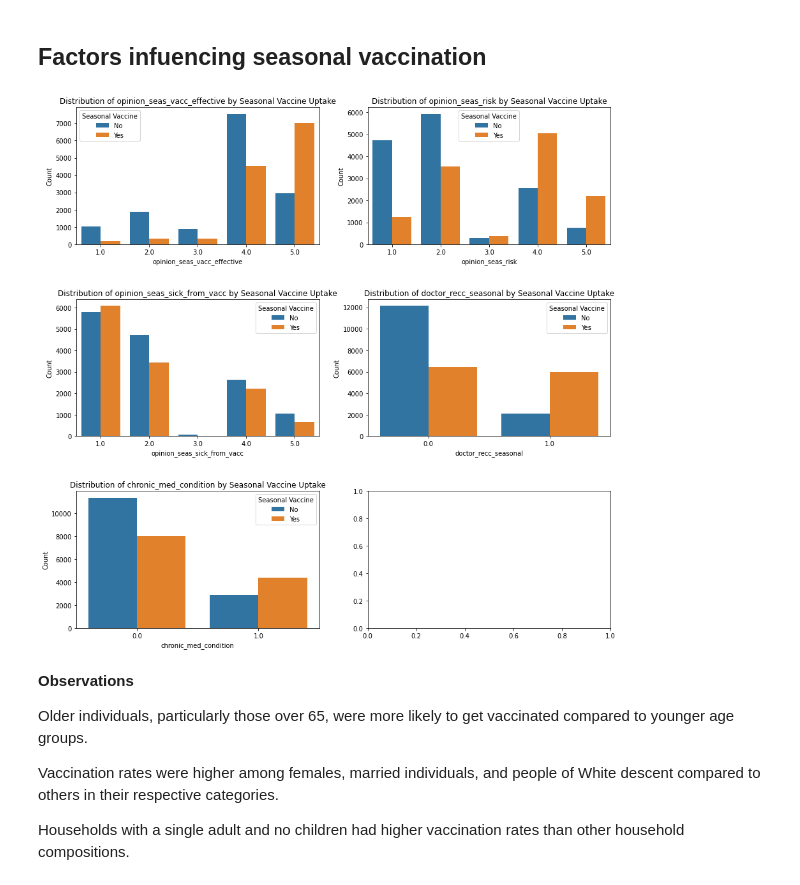
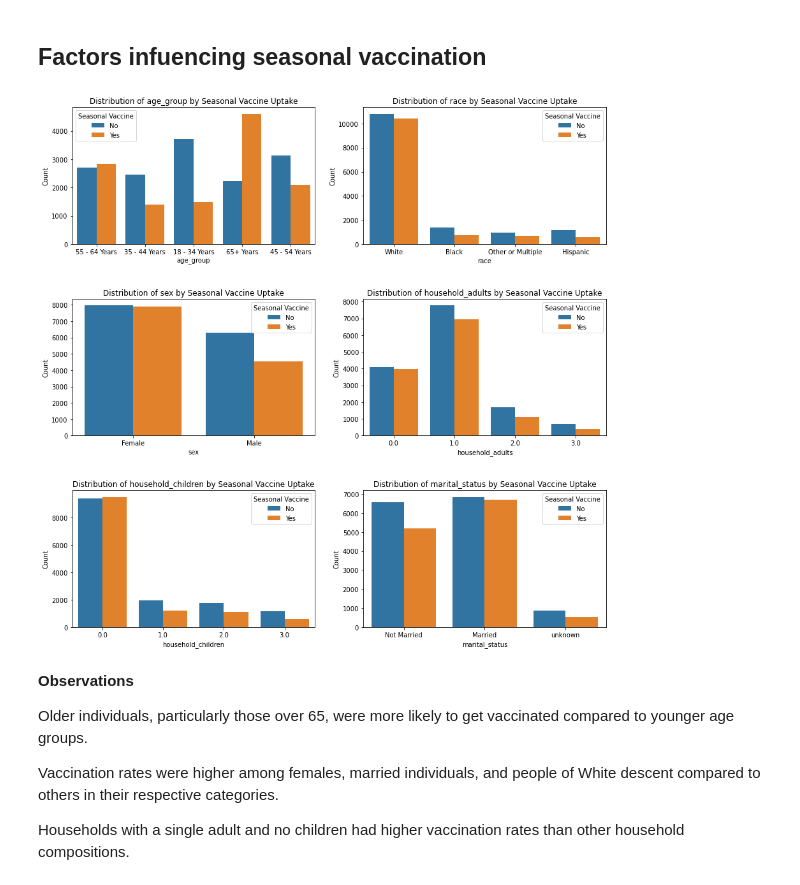
Before and after one commit to lorna-creator/Modelling-Project, a Jupyter notebook: notebook.ipynb, the cells around one changed output. Saved outputs shown, nothing was run; the diff lists cells and outputs as text; code cells hidden in the pictures.

```diff
--- a/notebook.ipynb
+++ b/notebook.ipynb
@@ -294,30 +294,30 @@ Education and Income: Weak positive correlations with education and income sugge
 # %%
 
 # Columns to plot
 y= ["age_group", "race", "sex", "household_adults", "household_children", "marital_status"]
 
 # Create subplots
 fig, axes = plt.subplots(nrows=3, ncols=2, figsize=(15, 15))
 custom_colors = ["#176B87", "#001C30"]
 
 # Plotting each variable
-for idx, col in enumerate(columns_to_plot):
+for idx, col in enumerate(y):
     row_idx = idx // 2
     col_idx = idx % 2
     ax = axes[row_idx, col_idx]
     sns.countplot(data=df, x=col, hue="seasonal_vaccine", ax=ax)
     ax.set_title(f"Distribution of {col} by Seasonal Vaccine Uptake")
     ax.set_xlabel(col)
     ax.set_ylabel("Count")
     ax.legend(title="Seasonal Vaccine", labels=["No", "Yes"])
 
 # Adjust spacing between subplots
 plt.subplots_adjust(hspace=0.4)
 
 # Display the plots
 plt.show()
 # %% [output]
-[figure, old version]
+[figure, new version]
 # %% [markdown]
 **Observations**
 
```
Also changed, not shown: parts of 8 cells of this notebook, 1 other file.
